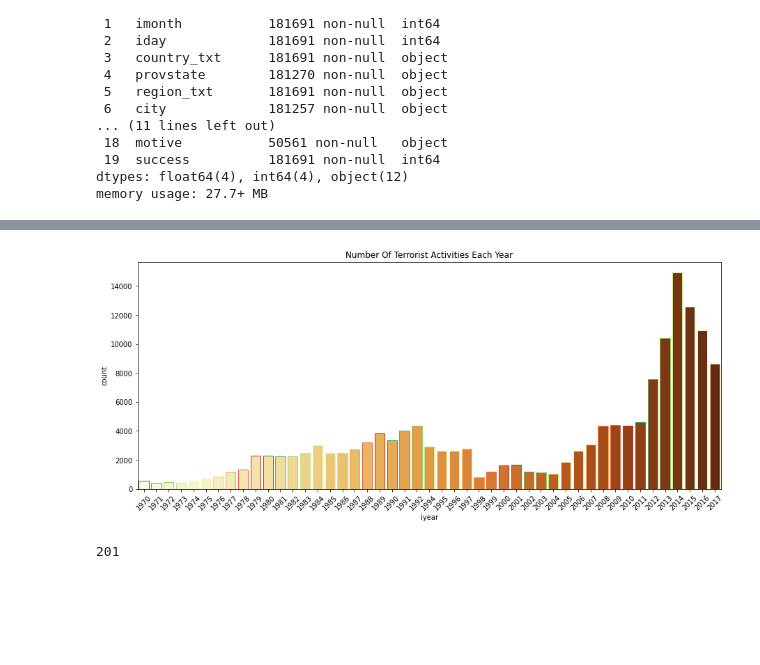
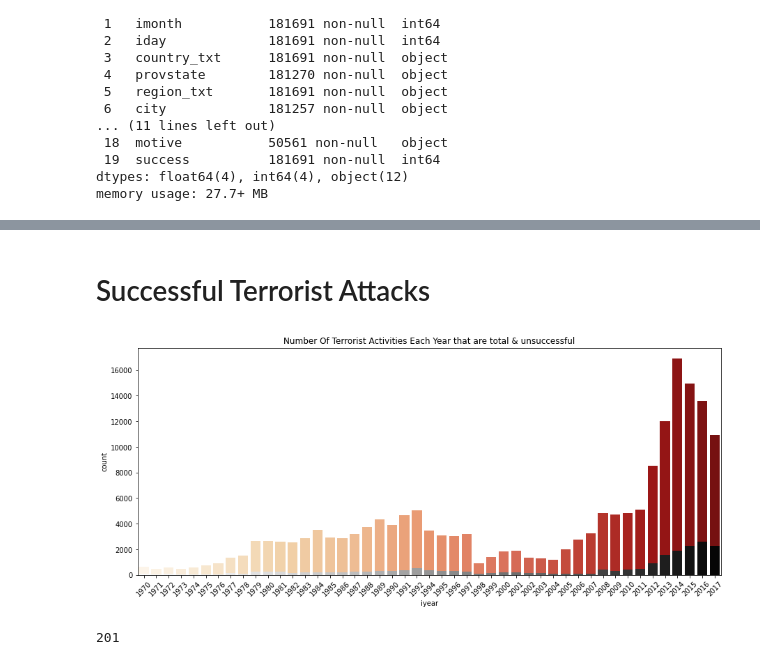
Before and after one commit to DhruvDarda/GRIP_intern_task, a Jupyter notebook: Task4_GlobalTerrorism_EDA.ipynb, the cells around one changed output, grey strips where cells are left out. Saved outputs shown, nothing was run; the diff lists cells and outputs as text; code cells hidden in the pictures; blank space fills up the shorter version.

```diff
--- a/Task4_GlobalTerrorism_EDA.ipynb
+++ b/Task4_GlobalTerrorism_EDA.ipynb
@@ -146,3 +143,0 @@ gt = gt.drop(['propextent_txt', 'motive'], axis = 1)
-# %%
-gt = gt[gt.success == 1]
-gt_f = gt[gt.success == 0]
@@ -151,7 +156,9 @@ gt_f = gt[gt.success == 0]
+# %% [markdown]
+# Successful Terrorist Attacks
 # %%
-gt = gt[pd.notnull(gt.latitude)]
-gt = gt[pd.notnull(gt.longitude)]
-gt = gt[gt.imonth != 0]
+gt_s = gt_s[pd.notnull(gt_s.latitude)]
+gt_s = gt_s[pd.notnull(gt_s.longitude)]
+gt_s = gt_s[gt_s.imonth != 0]
 # %%
 #!pip install geopandas
 #from shapely.geometry import Point
@@ -170,11 +177,15 @@ gt = gt[gt.imonth != 0]
 #gt.drop(['latitude', 'longitude'], axis = 1, inplace = True)
 #gt
 # %%
+import warnings
+warnings.filterwarnings("ignore")
+
 plt.subplots(figsize=(15,6))
-sns.countplot('iyear',data=gt,palette='YlOrBr',edgecolor=sns.color_palette("RdYlGn_r", 10))
+sns.countplot('iyear',data=gt,palette='OrRd')
+sns.countplot('iyear',data=gt_f,palette='Greys')
 plt.xticks(rotation=45)
-plt.title('Number Of Terrorist Activities Each Year')
+plt.title('Number Of Terrorist Activities Each Year that are total & unsuccessful')
 plt.show()
 # %% [output]
-[figure, old version]
+[figure, new version]
 # %%
```
Also changed, not shown: parts of 23 cells of this notebook.
